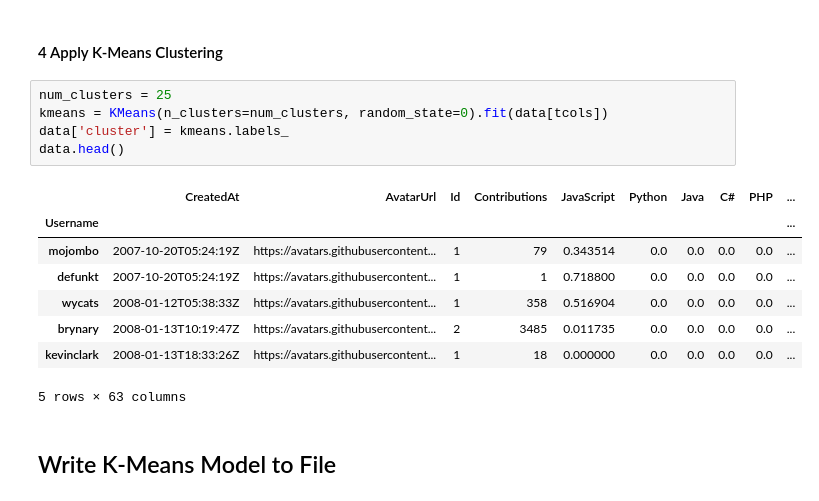
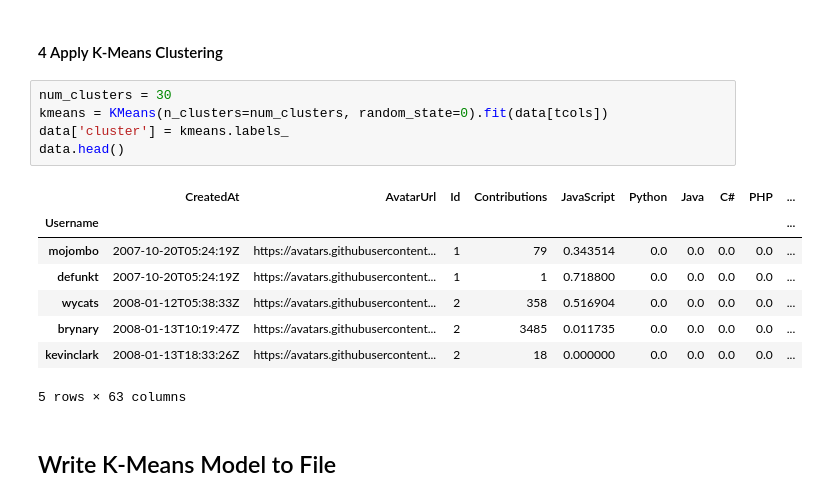
Before and after one commit to yanziguoo/matchmadeintech, a Jupyter notebook: backend/scripts/train_model.ipynb, the cells around one changed output. Drawn from its saved outputs; the diff is of its cells as text.

```diff
--- a/backend/scripts/train_model.ipynb
+++ b/backend/scripts/train_model.ipynb
@@ -141,18 +141,18 @@ optimize_kmeans(data[tcols], 40)
 # %% [markdown]
 #### 4 Apply K-Means Clustering
 # %%
-num_clusters = 25
+num_clusters = 30
 kmeans = KMeans(n_clusters=num_clusters, random_state=0).fit(data[tcols])
 data['cluster'] = kmeans.labels_
 data.head()
 # %% [output]
 |  | CreatedAt | AvatarUrl | Id | Contributions | JavaScript | Python | Java | C# | PHP | ... |
 | Username |  |  |  |  |  |  |  |  |  | ... |
 | mojombo | 2007-10-20T05:24:19Z | https://avatars.githubusercontent... | 1 | 79 | 0.343514 | 0.0 | 0.0 | 0.0 | 0.0 | ... |
 | defunkt | 2007-10-20T05:24:19Z | https://avatars.githubusercontent... | 1 | 1 | 0.718800 | 0.0 | 0.0 | 0.0 | 0.0 | ... |
-| wycats | 2008-01-12T05:38:33Z | https://avatars.githubusercontent... | 1 | 358 | 0.516904 | 0.0 | 0.0 | 0.0 | 0.0 | ... |
+| wycats | 2008-01-12T05:38:33Z | https://avatars.githubusercontent... | 2 | 358 | 0.516904 | 0.0 | 0.0 | 0.0 | 0.0 | ... |
 | brynary | 2008-01-13T10:19:47Z | https://avatars.githubusercontent... | 2 | 3485 | 0.011735 | 0.0 | 0.0 | 0.0 | 0.0 | ... |
-| kevinclark | 2008-01-13T18:33:26Z | https://avatars.githubusercontent... | 1 | 18 | 0.000000 | 0.0 | 0.0 | 0.0 | 0.0 | ... |
+| kevinclark | 2008-01-13T18:33:26Z | https://avatars.githubusercontent... | 2 | 18 | 0.000000 | 0.0 | 0.0 | 0.0 | 0.0 | ... |
 5 rows × 63 columns
 # %% [markdown]
 ## Write K-Means Model to File
```
Also changed, not shown: parts of 8 cells of this notebook, 6 other files.
